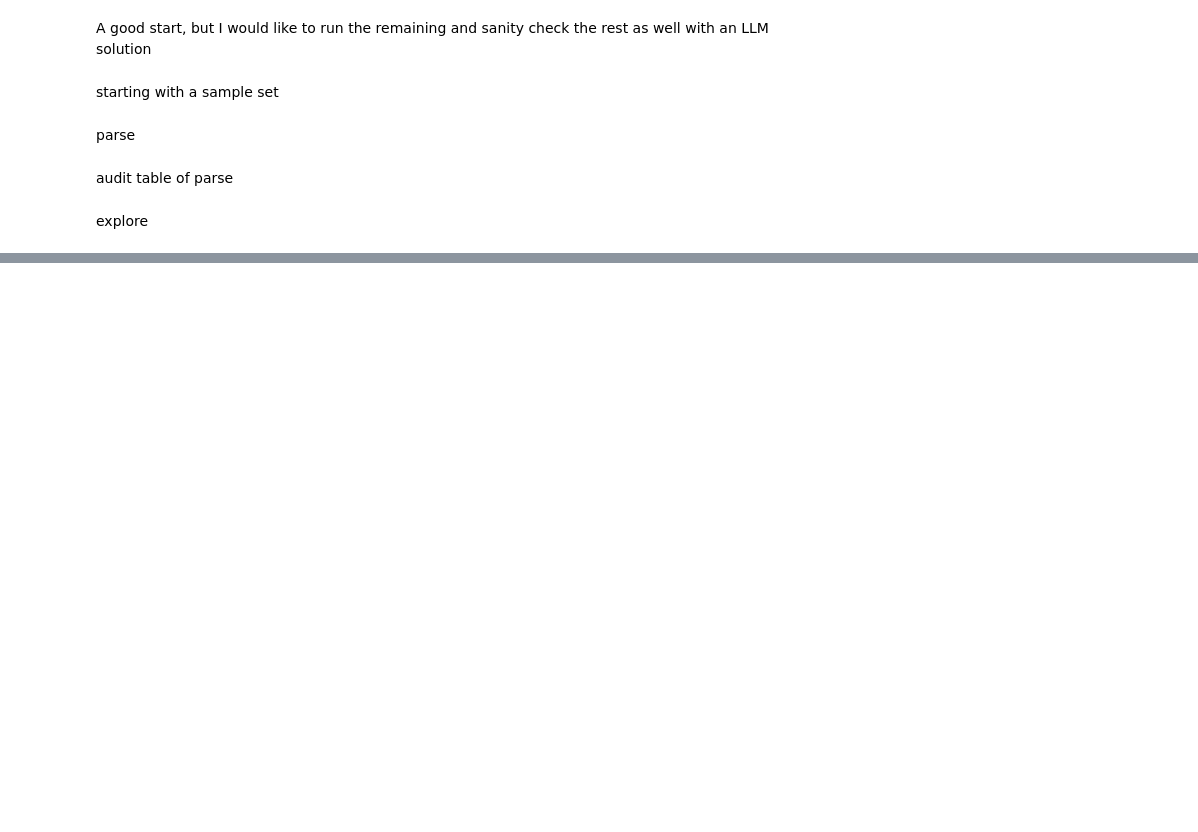
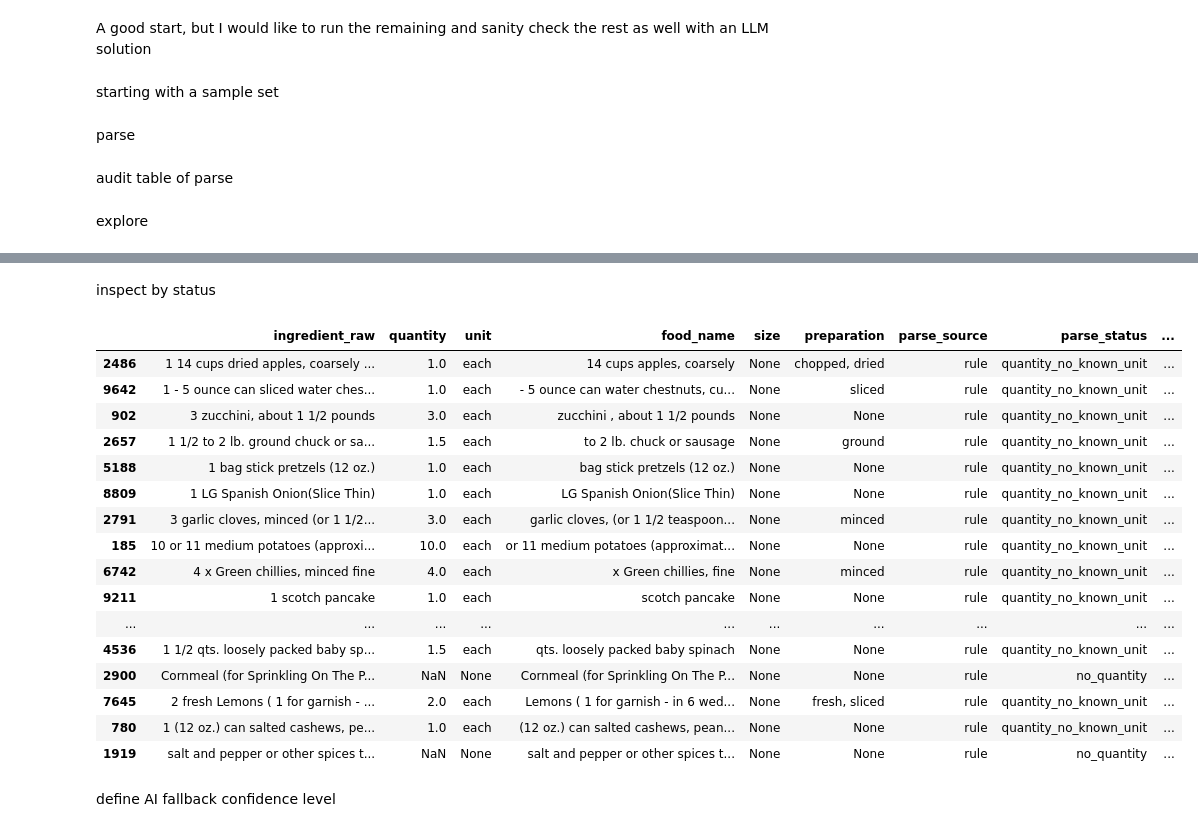
Before and after one commit to dcosta224/Capstone, a Jupyter notebook: portion-test.ipynb, the cells around one changed output, grey strips where cells are left out. Cells and saved outputs as stored; diff of their text form; code cells hidden in the pictures; blank space fills up the shorter version.

```diff
--- a/portion-test.ipynb
+++ b/portion-test.ipynb
@@ -281,0 +591,26 @@ for x in sample_ingredients[:5]:
+# %% [markdown]
+inspect by status
+# %%
+rule_parsed_sample[
+    rule_parsed_sample["parse_status"].isin(["no_quantity", "quantity_no_known_unit"])
+].sample(50, random_state=42)
+# %% [output]
+|  | ingredient_raw | quantity | unit | food_name | size | preparation | parse_source | parse_status | ... |
+| 2486 | 1 14 cups dried apples, coarsely ... | 1.0 | each | 14 cups apples, coarsely | None | chopped, dried | rule | quantity_no_known_unit | ... |
+| 9642 | 1 - 5 ounce can sliced water ches... | 1.0 | each | - 5 ounce can water chestnuts, cu... | None | sliced | rule | quantity_no_known_unit | ... |
+| 902 | 3 zucchini, about 1 1/2 pounds | 3.0 | each | zucchini , about 1 1/2 pounds | None | None | rule | quantity_no_known_unit | ... |
+| 2657 | 1 1/2 to 2 lb. ground chuck or sa... | 1.5 | each | to 2 lb. chuck or sausage | None | ground | rule | quantity_no_known_unit | ... |
+| 5188 | 1 bag stick pretzels (12 oz.) | 1.0 | each | bag stick pretzels (12 oz.) | None | None | rule | quantity_no_known_unit | ... |
+| 8809 | 1 LG Spanish Onion(Slice Thin) | 1.0 | each | LG Spanish Onion(Slice Thin) | None | None | rule | quantity_no_known_unit | ... |
+| 2791 | 3 garlic cloves, minced (or 1 1/2... | 3.0 | each | garlic cloves, (or 1 1/2 teaspoon... | None | minced | rule | quantity_no_known_unit | ... |
+| 185 | 10 or 11 medium potatoes (approxi... | 10.0 | each | or 11 medium potatoes (approximat... | None | None | rule | quantity_no_known_unit | ... |
+| 6742 | 4 x Green chillies, minced fine | 4.0 | each | x Green chillies, fine | None | minced | rule | quantity_no_known_unit | ... |
+| 9211 | 1 scotch pancake | 1.0 | each | scotch pancake | None | None | rule | quantity_no_known_unit | ... |
+| ... | ... | ... | ... | ... | ... | ... | ... | ... | ... |
+| 4536 | 1 1/2 qts. loosely packed baby sp... | 1.5 | each | qts. loosely packed baby spinach | None | None | rule | quantity_no_known_unit | ... |
+| 2900 | Cornmeal (for Sprinkling On The P... | NaN | None | Cornmeal (for Sprinkling On The P... | None | None | rule | no_quantity | ... |
+| 7645 | 2 fresh Lemons ( 1 for garnish - ... | 2.0 | each | Lemons ( 1 for garnish - in 6 wed... | None | fresh, sliced | rule | quantity_no_known_unit | ... |
+| 780 | 1 (12 oz.) can salted cashews, pe... | 1.0 | each | (12 oz.) can salted cashews, pean... | None | None | rule | quantity_no_known_unit | ... |
+| 1919 | salt and pepper or other spices t... | NaN | None | salt and pepper or other spices t... | None | None | rule | no_quantity | ... |
+# %% [markdown]
+define AI fallback confidence level
```
Also changed, not shown: parts of 32 cells of this notebook.
